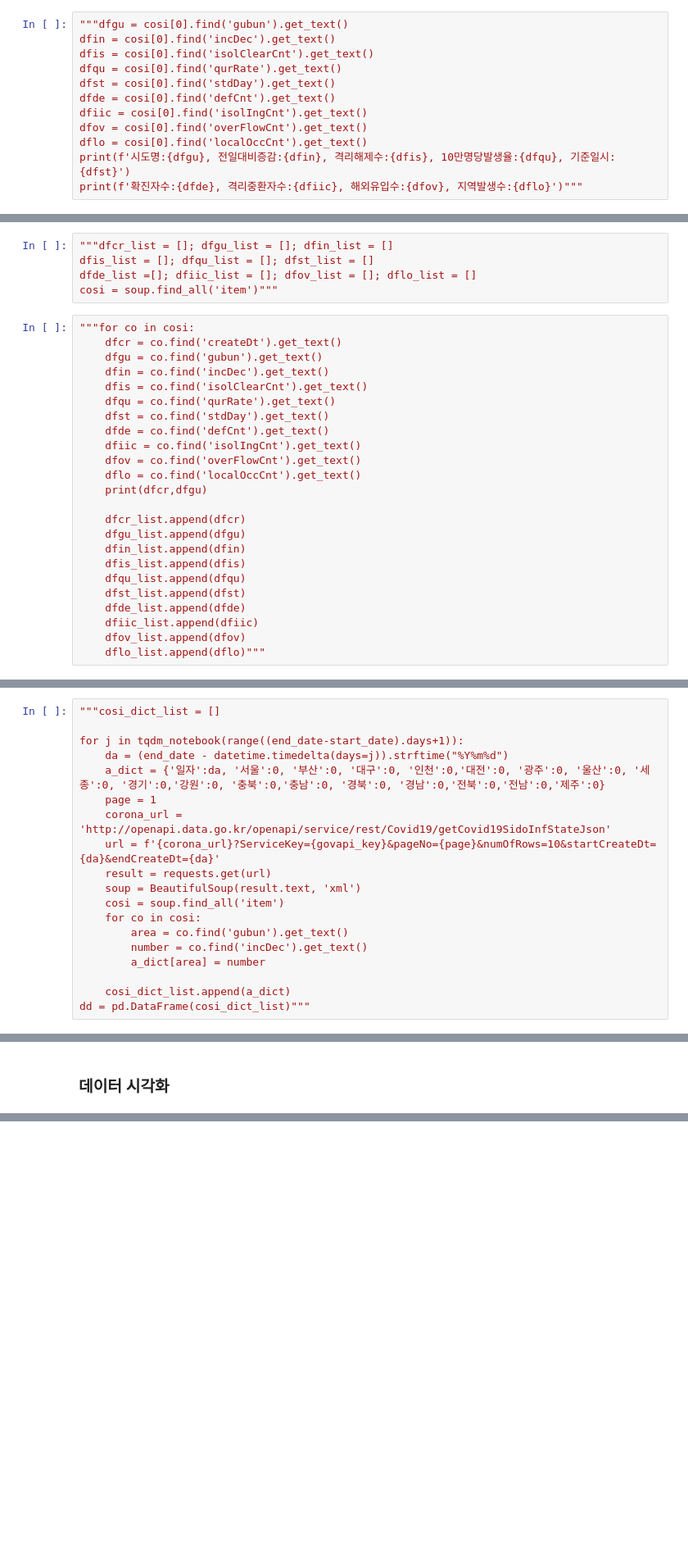
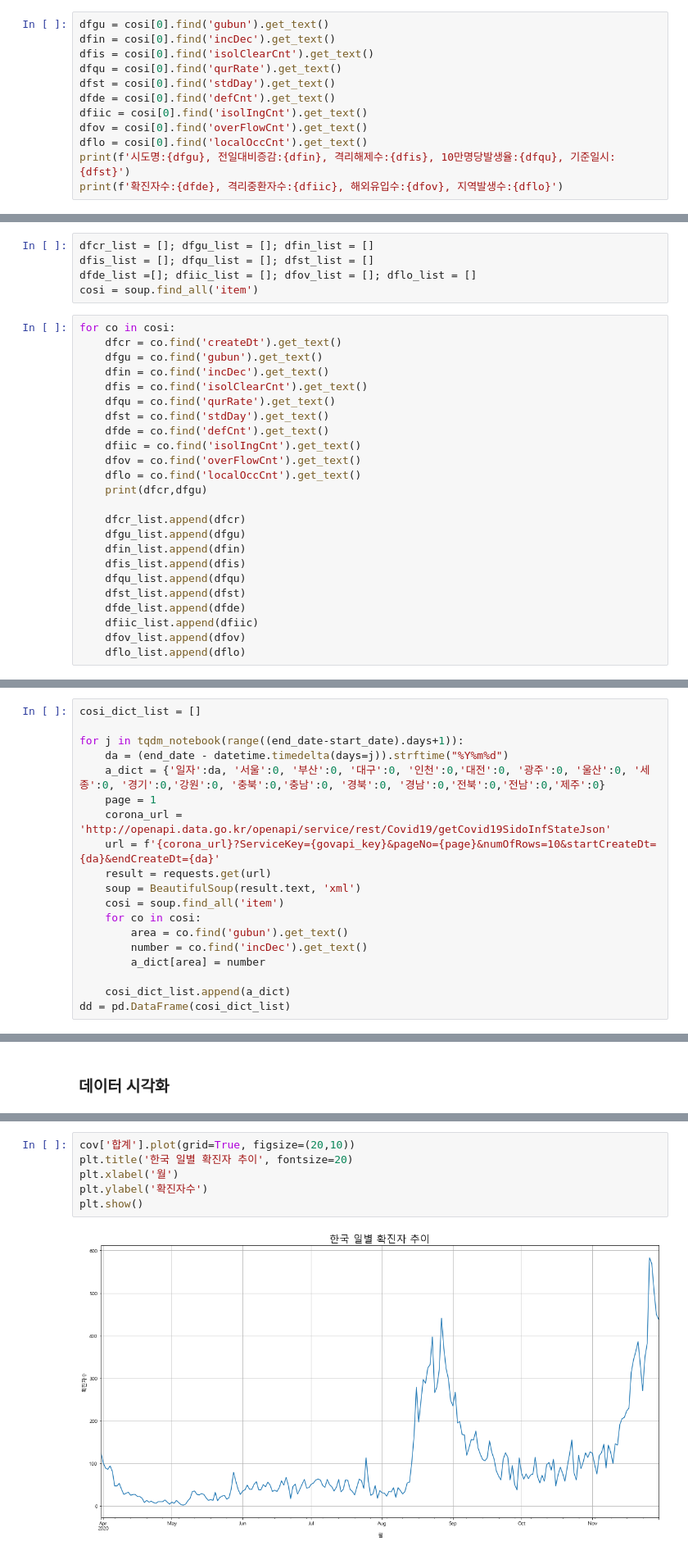
Before and after one commit to leele91/Data-Analysis-2020, a Jupyter notebook: 07.seoul/07.코로나.ipynb, the cells around one changed output, grey strips where cells are left out. Shown at 82% size. Saved outputs shown, nothing was run; the diff lists cells and outputs as text; blank space fills up the shorter version.

```diff
--- a/07.seoul/07.코로나.ipynb
+++ b/07.seoul/07.코로나.ipynb
@@ -73,7 +73,7 @@ dfcr"""
 # %% [output]
 '2020-11-30 14:29:36.528'
 # %%
-"""dfgu = cosi[0].find('gubun').get_text()
+dfgu = cosi[0].find('gubun').get_text()
 dfin = cosi[0].find('incDec').get_text()
 dfis = cosi[0].find('isolClearCnt').get_text()
 dfqu = cosi[0].find('qurRate').get_text()
@@ -83,17 +83,17 @@ dfiic = cosi[0].find('isolIngCnt').get_text()
 dfov = cosi[0].find('overFlowCnt').get_text()
 dflo = cosi[0].find('localOccCnt').get_text()
 print(f'시도명:{dfgu}, 전일대비증감:{dfin}, 격리해제수:{dfis}, 10만명당발생율:{dfqu}, 기준일시: {dfst}')
-print(f'확진자수:{dfde}, 격리중환자수:{dfiic}, 해외유입수:{dfov}, 지역발생수:{dflo}')"""
+print(f'확진자수:{dfde}, 격리중환자수:{dfiic}, 해외유입수:{dfov}, 지역발생수:{dflo}')
 # %% [output]
 시도명:검역, 전일대비증감:10, 격리해제수:1618, 10만명당발생율:-, 기준일시: 2020년 11월 30일 00시
 확진자수:21301, 격리중환자수:512, 해외유입수:10, 지역발생수:0
 # %%
-"""dfcr_list = []; dfgu_list = []; dfin_list = []
+dfcr_list = []; dfgu_list = []; dfin_list = []
 dfis_list = []; dfqu_list = []; dfst_list = []
 dfde_list =[]; dfiic_list = []; dfov_list = []; dflo_list = []
-cosi = soup.find_all('item')"""
+cosi = soup.find_all('item')
 # %%
-"""for co in cosi:
+for co in cosi:
     dfcr = co.find('createDt').get_text()
     dfgu = co.find('gubun').get_text()
     dfin = co.find('incDec').get_text()
@@ -115,7 +115,7 @@ cosi = soup.find_all('item')"""
     dfde_list.append(dfde)
     dfiic_list.append(dfiic)
     dfov_list.append(dfov)
-    dflo_list.append(dflo)"""
+    dflo_list.append(dflo)
 # %% [output]
 2020-11-30 14:29:36.528 검역
 2020-11-30 14:29:36.528 검역
@@ -271,7 +271,7 @@ for j in range((end_date-start_date).days+1):
 {'일자': '20200401', '서울': 0, '부산': 0, '대구': 0, '인천': 0, '대전': 0, '광주': 0, '울산': 0, '세종': 0, '경기': 0, '강원': 0, '충북': 0, '충남': 0, '경북': 0, '경남': 0, '전북': 0, '전남': 0, '제주': 0}
 {'일자': '20200331', '서울': 0, '부산': 0, '대구': 0, '인천': 0, '대전': 0, '광주': 0, '울산': 0, '세종': 0, '경기': 0, '강원': 0, '충북': 0, '충남': 0, '경북': 0, '경남': 0, '전북': 0, '전남': 0, '제주': 0}
 # %%
-"""cosi_dict_list = []
+cosi_dict_list = []
 
 for j in tqdm_notebook(range((end_date-start_date).days+1)):
     da = (end_date - datetime.timedelta(days=j)).strftime("%Y%m%d")
@@ -288,7 +288,7 @@ for j in tqdm_notebook(range((end_date-start_date).days+1)):
         a_dict[area] = number
 
     cosi_dict_list.append(a_dict)
-dd = pd.DataFrame(cosi_dict_list)"""
+dd = pd.DataFrame(cosi_dict_list)
 # %%
 dd
 # %% [output]
@@ -701,3 +800,11 @@ plt.ylabel('')
 plt.show()
 # %% [output]
 [figure]
+# %%
+cov['합계'].plot(grid=True, figsize=(20,10))
+plt.title('한국 일별 확진자 추이', fontsize=20)
+plt.xlabel('월')
+plt.ylabel('확진자수')
+plt.show()
+# %% [output]
+[figure, added]
```
Also changed, not shown: parts of 23 cells of this notebook.
